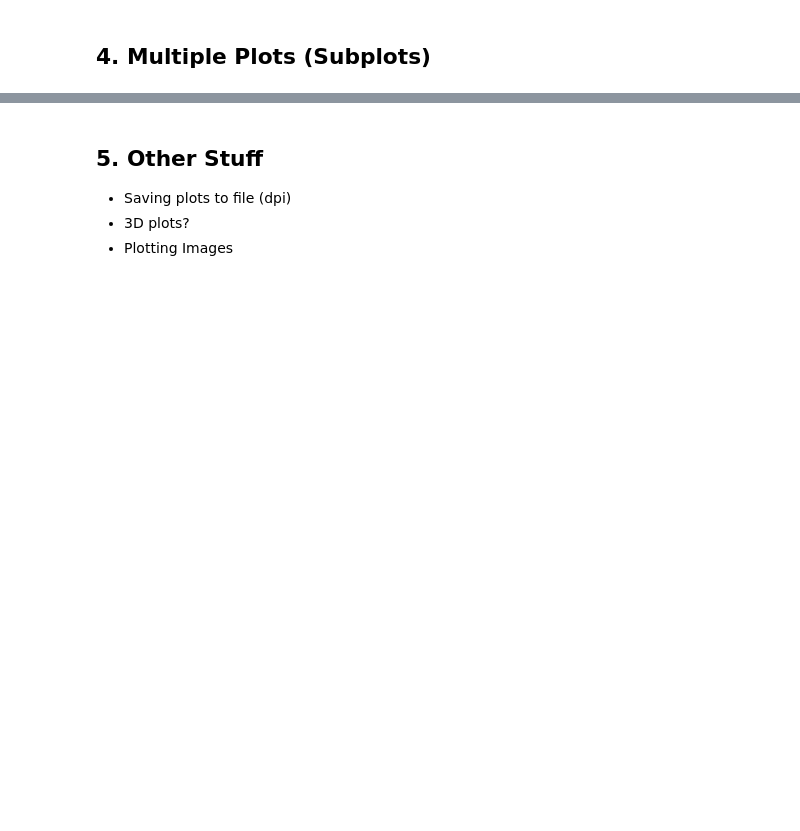
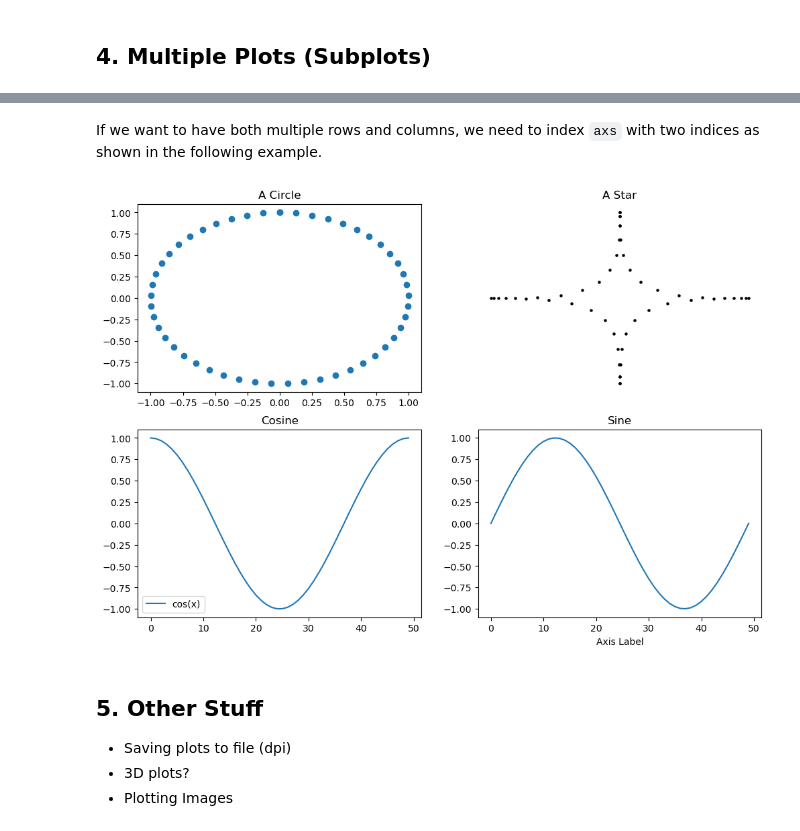
Before and after one commit to odinhg/inf264-python-crash-course, a Jupyter notebook: notebooks/matplotlib_001.ipynb, the cells around one changed output, grey strips where cells are left out. Cells and saved outputs as stored; diff of their text form; code cells hidden in the pictures; blank space fills up the shorter version.

```diff
--- a/notebooks/matplotlib_001.ipynb
+++ b/notebooks/matplotlib_001.ipynb
@@ -109,3 +151,37 @@ plt.show()
+# %% [markdown]
+If we want to have both multiple rows and columns, we need to index `axs` with two indices as shown in the following example.
+# %%
+# Create some dummy data
+grid = np.linspace(0, 2 * np.pi, 50)
+X1 = np.c_[np.sin(grid), np.cos(grid)]
+X2 = np.c_[np.sin(grid) ** 5, np.cos(grid) ** 5]
+X3 = np.cos(grid)
+X4 = np.sin(grid)
+
+fig, axs = plt.subplots(ncols=2, nrows=2, figsize=(12,8))
+
+# Upper left plot
+axs[0, 0].set_title("A Circle")
+axs[0, 0].scatter(*X1.T)
+
+# Upper right
+axs[0, 1].set_title("A Star")
+axs[0, 1].scatter(*X2.T, c="black", s=5)
+axs[0, 1].axis("off") # Hide axes
+
+# Lower left
+axs[1, 0].set_title("Cosine")
+axs[1, 0].plot(X3, label="cos(x)")
+axs[1, 0].legend() # Add legend to plot
+
+# Lower right
+axs[1, 1].set_title("Sine")
+axs[1, 1].set_xlabel("Axis Label") # Add x-axis label
+axs[1, 1].plot(X4)
+
+plt.show()
+# %% [output]
+[figure, added]
 # %% [markdown]
 ## 5. Other Stuff
 
```
Also changed, not shown: parts of 4 cells of this notebook, 2 other files.
